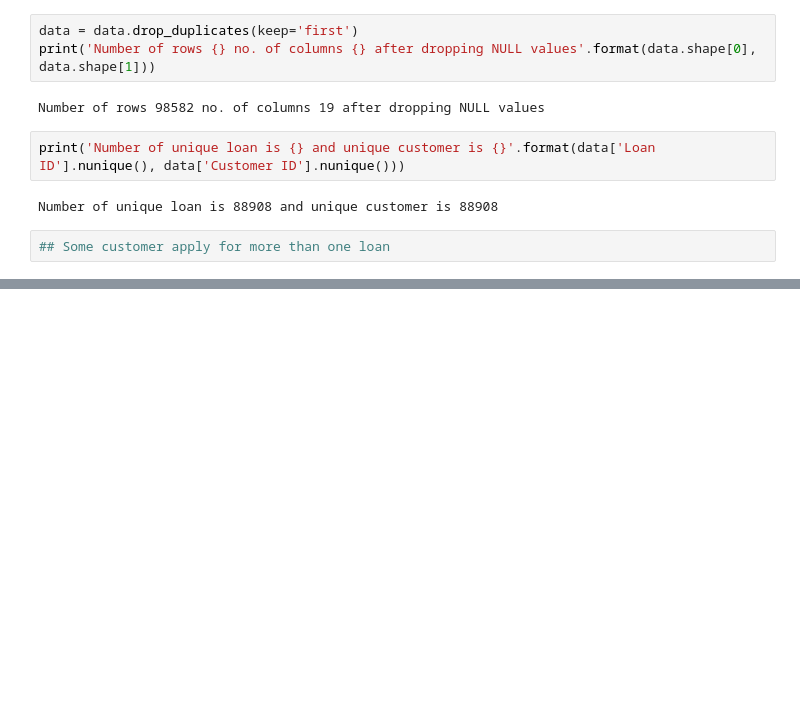
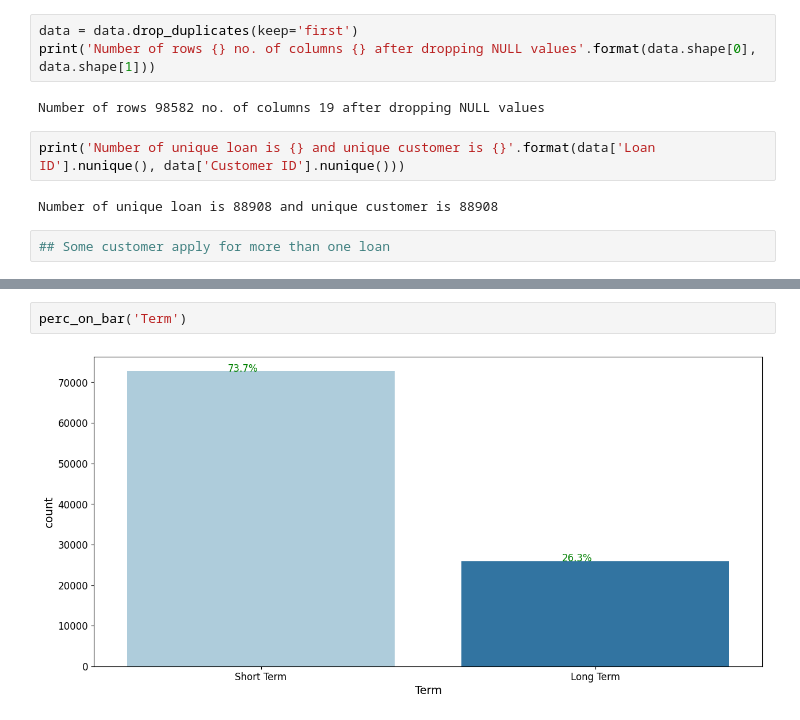
Before and after one commit to M-S-ALAM/Loan-Eligibility-Prediction, a Jupyter notebook: Exploratory Data Analysis.ipynb, the cells around one changed output, grey strips where cells are left out. Drawn from its saved outputs; the diff is of its cells as text; blank space fills up the shorter version.

```diff
--- a/Exploratory Data Analysis.ipynb
+++ b/Exploratory Data Analysis.ipynb
@@ -53,0 +118,4 @@ Number of unique loan is 88908 and unique customer is 88908
+# %%
+perc_on_bar('Term')
+# %% [output]
+[figure, added]
```
Also changed, not shown: parts of 48 cells of this notebook, 3 other files.
